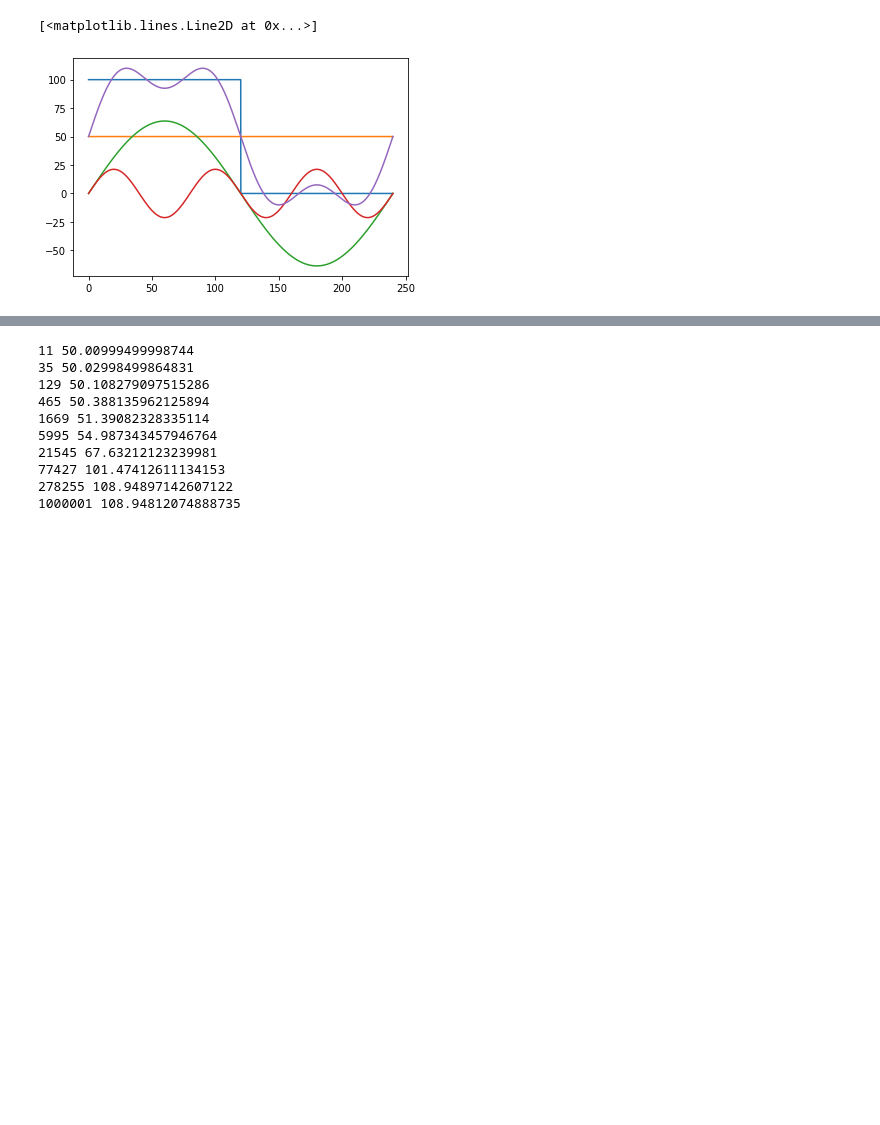
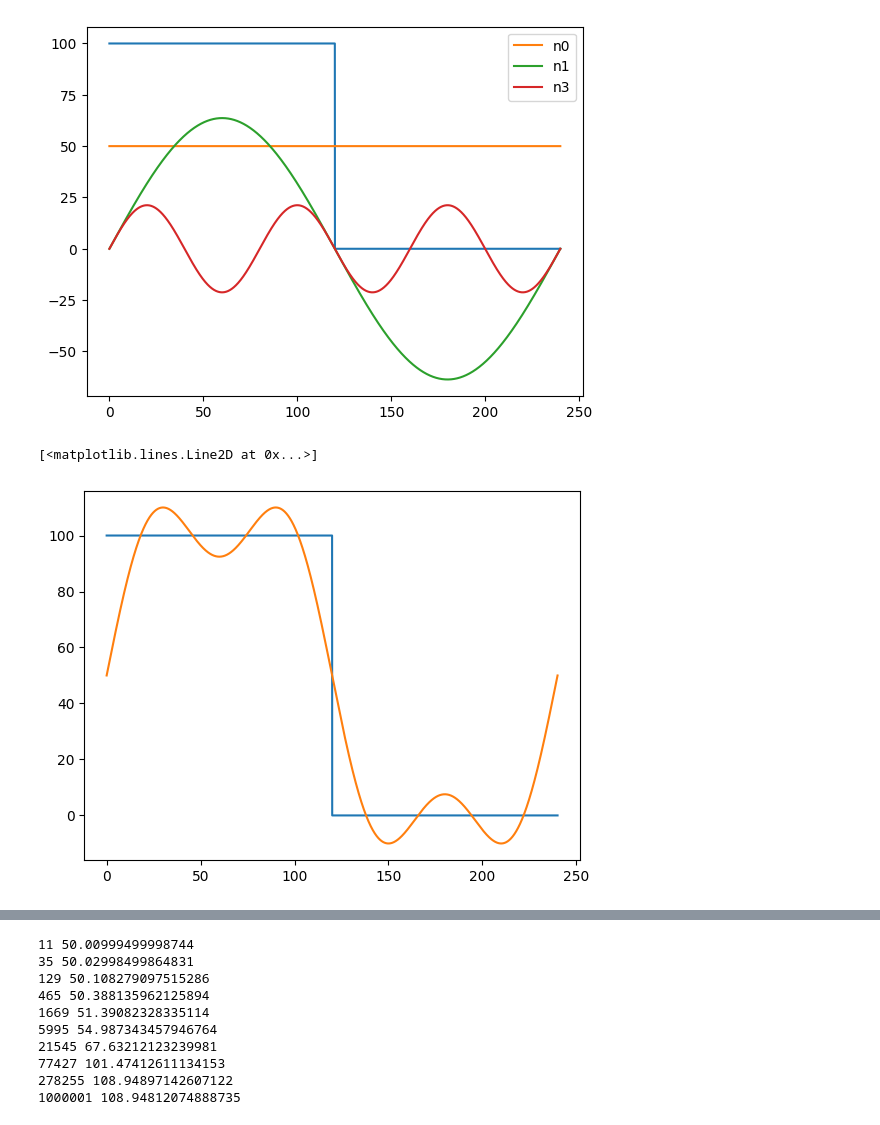
Before and after one commit to tonyko618/Waves_Lab, a Jupyter notebook: Session1/code.ipynb, the cells around one changed output, grey strips where cells are left out. Cells and saved outputs as stored; diff of their text form; code cells hidden in the pictures; blank space fills up the shorter version.

```diff
--- a/Session1/code.ipynb
+++ b/Session1/code.ipynb
@@ -37,18 +37,23 @@ plt.show()
 # %%
 sq = square(50,50,240,100,0,240)
 plt.plot(*sq)
 
 x = sq[0]
 length = len(x)
 
-n1 = np.full(length, 50)
-n2 = 200/np.pi*np.sin(2*np.pi/240*x)
+n0 = np.full(length, 50)
+n1 = 200/np.pi*np.sin(2*np.pi/240*x)
 n3 = 200/np.pi/3*np.sin(2*np.pi/80*x)
 
-plt.plot(x,n1)
-plt.plot(x,n2)
-plt.plot(x,n3)
-plt.plot(x,n1+n2+n3)
+plt.plot(x,n0,label="n0")
+plt.plot(x,n1,label="n1")
+plt.plot(x,n3,label="n3")
+plt.legend()
+plt.show()
+
+plt.plot(*sq)
+plt.plot(x,n0+n1+n3)
 # %% [output]
+[figure, new version]
 [<matplotlib.lines.Line2D at 0x...>]
-[figure, old version]
+[figure, added]
```
Also changed, not shown: parts of 4 cells of this notebook.
